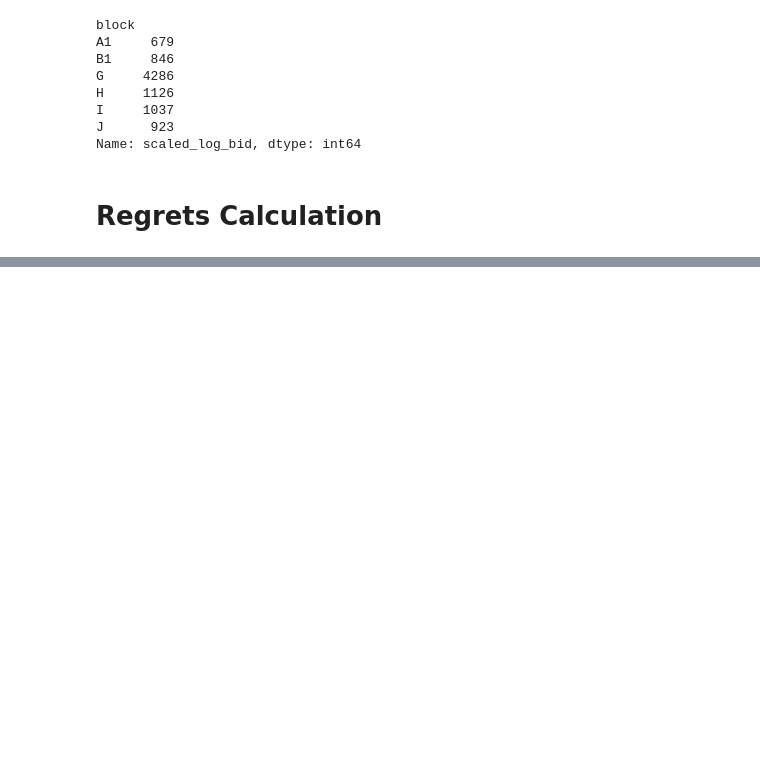
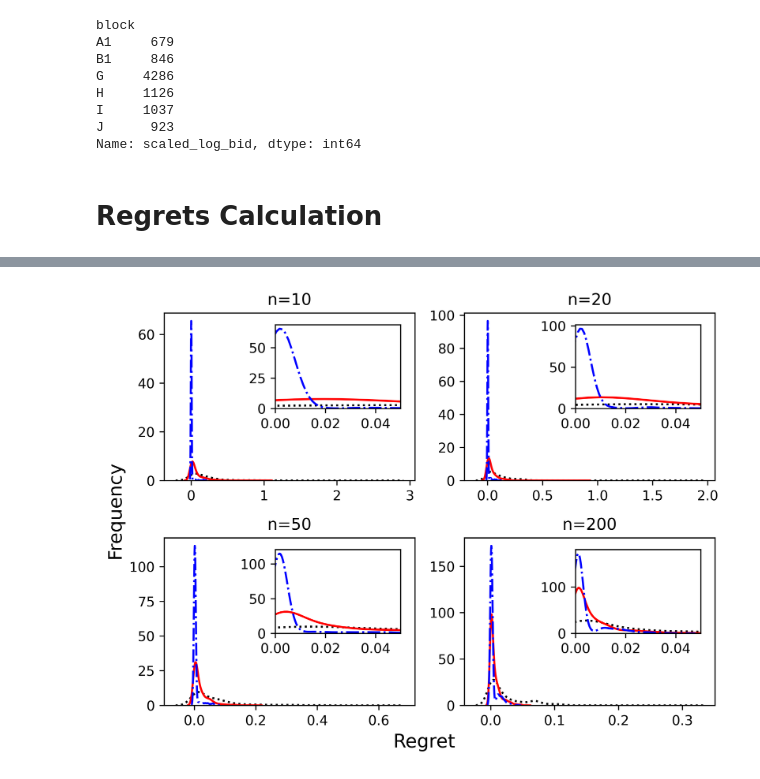
Before and after one commit to yingqi-gao/MAPP, a Jupyter notebook: real.ipynb, the cells around one changed output, grey strips where cells are left out. Cells and saved outputs as stored; diff of their text form; code cells hidden in the pictures; blank space fills up the shorter version.

```diff
--- a/real.ipynb
+++ b/real.ipynb
@@ -268,0 +299,4 @@ regrets_plot(regrets_to_plot, ns, (0, 0.05), True)
+# %%
+regrets_plot(regrets_to_plot, ns, (0, 0.05))
+# %% [output]
+[figure, added]
```
Also changed, not shown: parts of 2 cells of this notebook, 3 other files.
